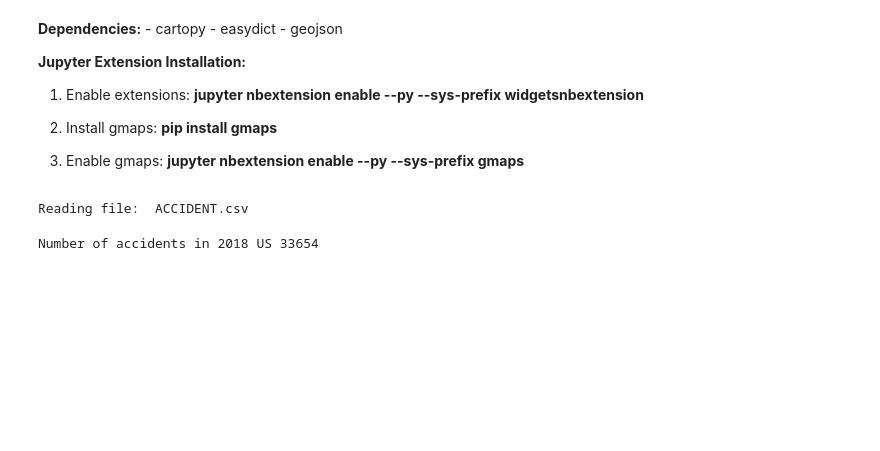
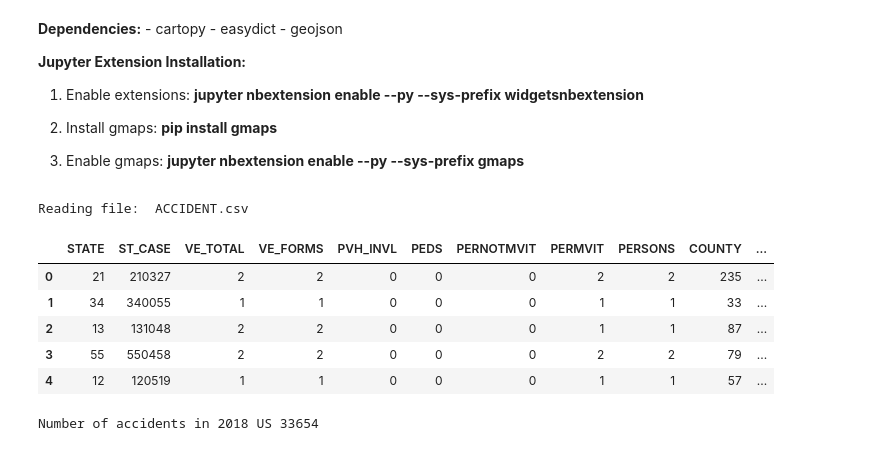
Before and after one commit to fdac20/MedicalBenchmarks, a Jupyter notebook: analysis.ipynb, the cells around one changed output. Saved outputs shown, nothing was run; the diff lists cells and outputs as text; code cells hidden in the pictures; blank space fills up the shorter version.

```diff
--- a/analysis.ipynb
+++ b/analysis.ipynb
@@ -45,6 +47,18 @@ us_shapes = list(shpreader.Reader('shapes/gadm36_USA_1.shp').geometries())
 #extent = [-128,-67,50, 25] #x1,x2,y1,y2
 # %% [output]
 Reading file:  ACCIDENT.csv
+# %%
+# Show example rows of ACCIDENT.csv
+example = random.choices(accidents, k=5)
+df = pd.DataFrame(example)
+df.style
+# %% [output]
+|  | STATE | ST_CASE | VE_TOTAL | VE_FORMS | PVH_INVL | PEDS | PERNOTMVIT | PERMVIT | PERSONS | COUNTY | ... |
+| 0 | 21 | 210327 | 2 | 2 | 0 | 0 | 0 | 2 | 2 | 235 | ... |
+| 1 | 34 | 340055 | 1 | 1 | 0 | 0 | 0 | 1 | 1 | 33 | ... |
+| 2 | 13 | 131048 | 2 | 2 | 0 | 0 | 0 | 1 | 1 | 87 | ... |
+| 3 | 55 | 550458 | 2 | 2 | 0 | 0 | 0 | 2 | 2 | 79 | ... |
+| 4 | 12 | 120519 | 1 | 1 | 0 | 0 | 0 | 1 | 1 | 57 | ... |
 # %%
 # List coordinates:
 print('Number of accidents in 2018 US', len(accidents))
```
Also changed, not shown: parts of 2 cells of this notebook, 1 other file.
